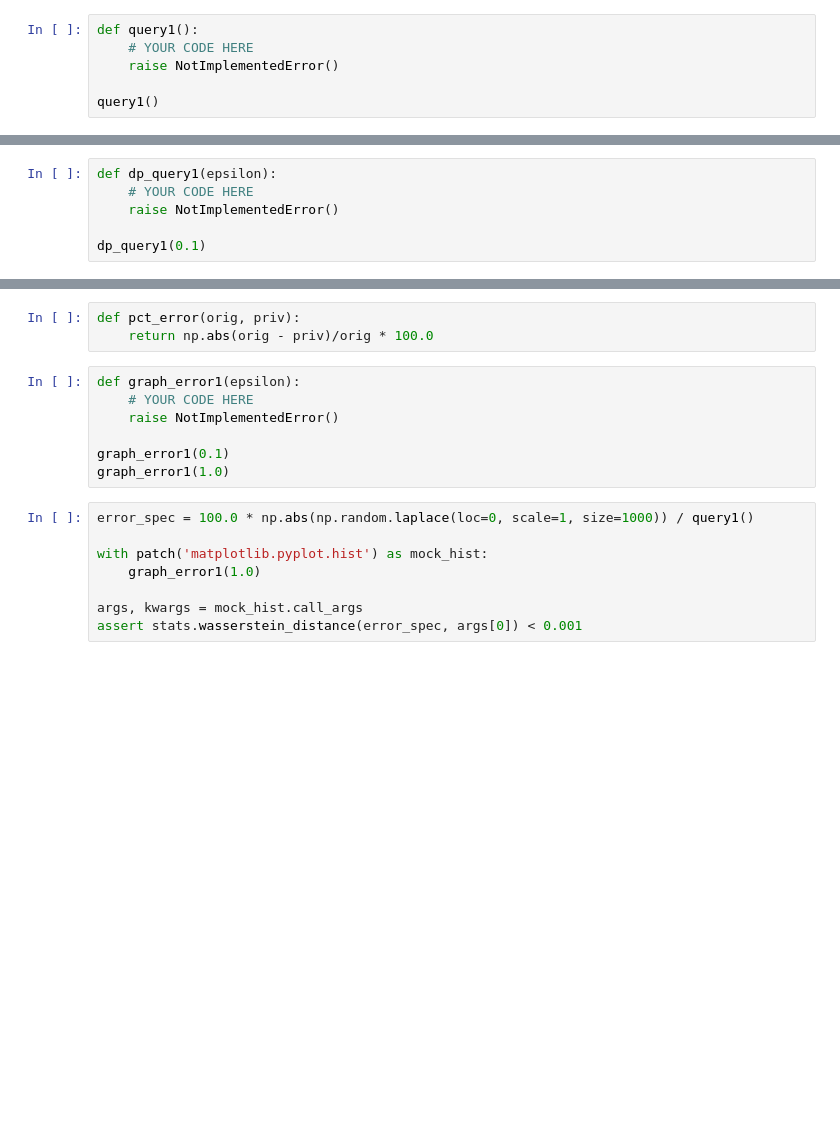
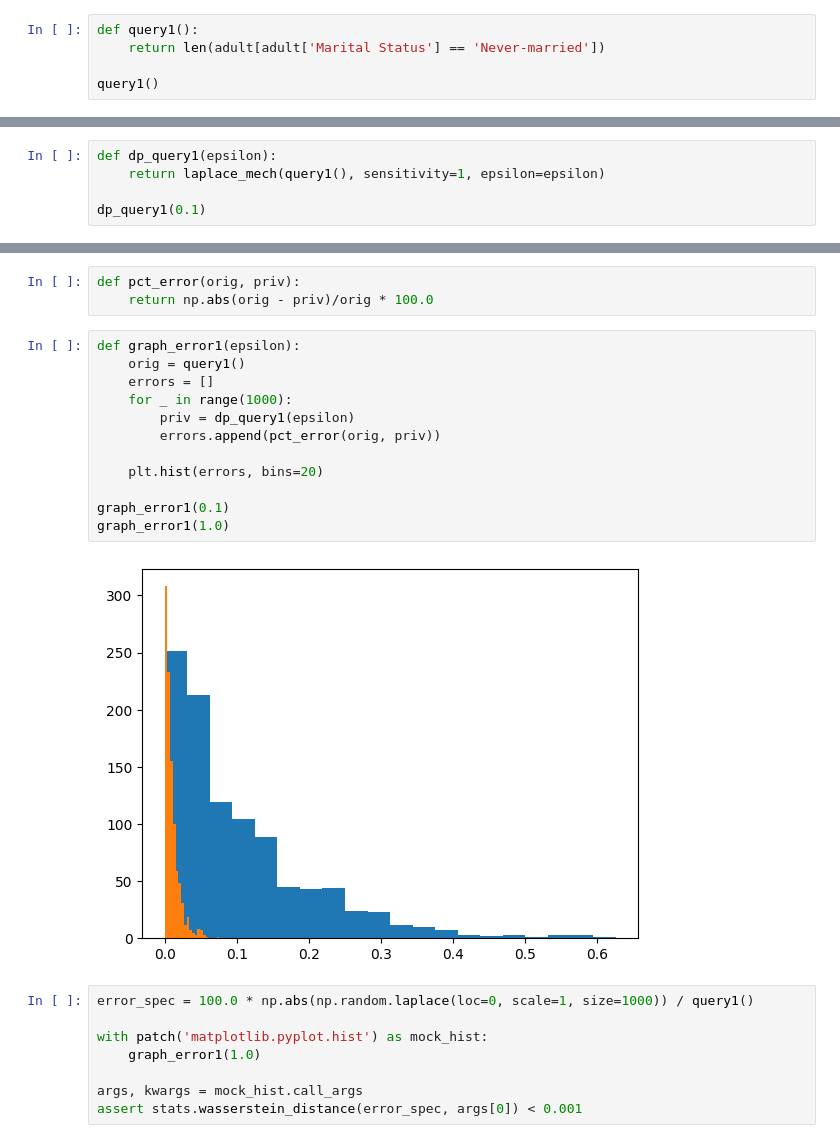
Before and after one commit to aaronperkel/cs3110-data-privacy, a Jupyter notebook: homework/CS3110_HW_3.ipynb, the cells around one changed output, grey strips where cells are left out. Drawn from its saved outputs; the diff is of its cells as text; blank space fills up the shorter version.

```diff
--- a/homework/CS3110_HW_3.ipynb
+++ b/homework/CS3110_HW_3.ipynb
@@ -22,9 +29,8 @@ adult.head()
 Write code to answer the query: "how many participants have never been married?"
 
 *Hint*: filter the `adult_data` dataframe to contain only participants who were never married, then return the  `len` of the filtered dataframe.
-# %%
-def query1():
-    # YOUR CODE HERE
-    raise NotImplementedError()
-
-query1()
+# %%
+def query1():
+    return len(adult[adult['Marital Status'] == 'Never-married'])
+
+query1()
@@ -44,7 +52,6 @@ YOUR ANSWER HERE
 Use the implementation of `laplace_mech` to produce a differentially private answer to `query1`, with `epsilon = 0.1`.
 # %%
 def dp_query1(epsilon):
-    # YOUR CODE HERE
-    raise NotImplementedError()
+    return laplace_mech(query1(), sensitivity=1, epsilon=epsilon)
 
 dp_query1(0.1)
@@ -70,13 +79,20 @@ The given code will use your function to plot errors for `epsilon=0.1` and `epsi
 # %%
 def pct_error(orig, priv):
     return np.abs(orig - priv)/orig * 100.0
-# %%
-def graph_error1(epsilon):
-    # YOUR CODE HERE
-    raise NotImplementedError()
-
-graph_error1(0.1)
-graph_error1(1.0)
+# %%
+def graph_error1(epsilon):
+    orig = query1()
+    errors = []
+    for _ in range(1000):
+        priv = dp_query1(epsilon)
+        errors.append(pct_error(orig, priv))
+
+    plt.hist(errors, bins=20)
+
+graph_error1(0.1)
+graph_error1(1.0)
+# %% [output]
+[figure, added]
 # %%
 error_spec = 100.0 * np.abs(np.random.laplace(loc=0, scale=1, size=1000)) / query1()
 
```
Also changed, not shown: parts of 10 cells of this notebook.
